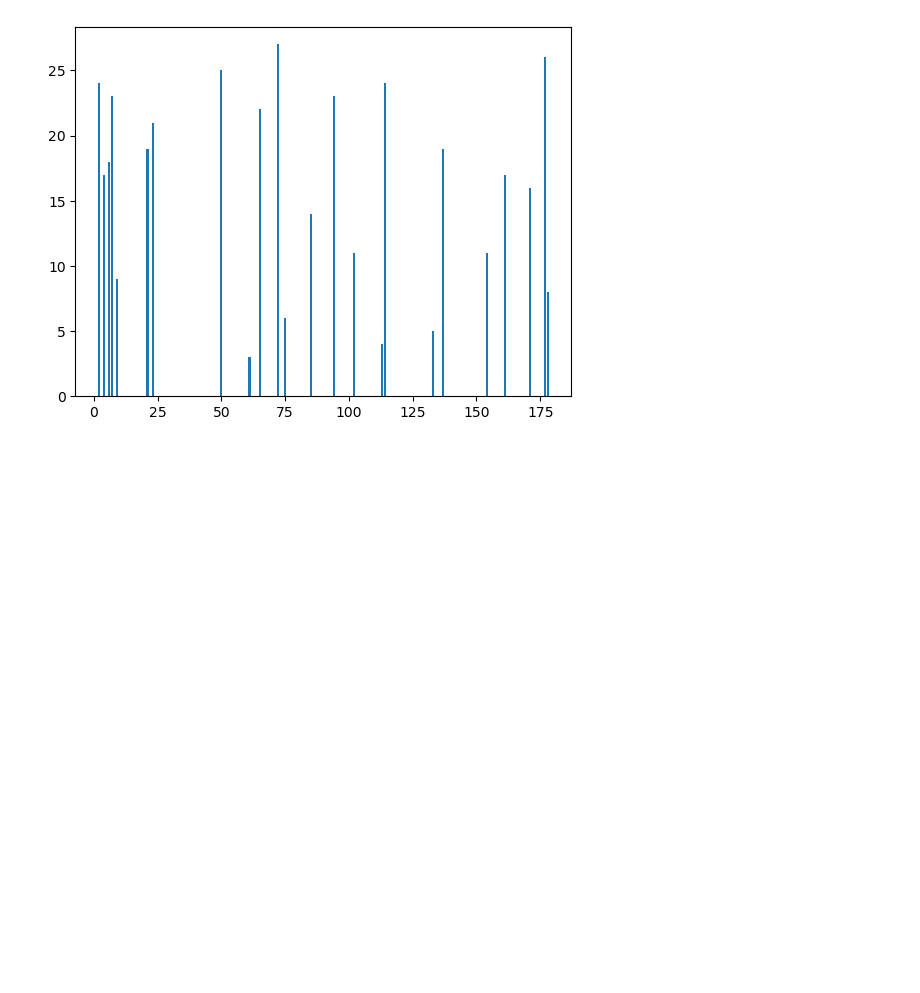
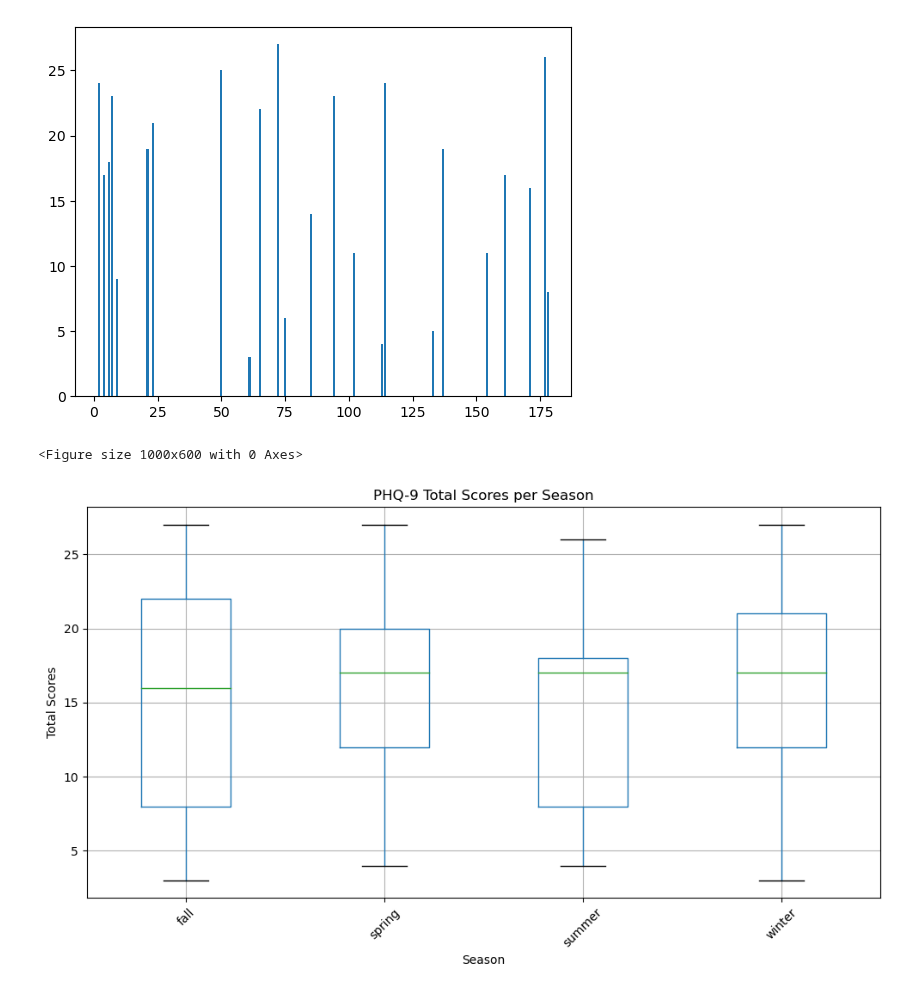
Before and after one commit to meera-patel01/PHQ-9-ANALYSIS, a Jupyter notebook: PHQ-9 ANALYSIS.ipynb, the cells around one changed output. Cells and saved outputs as stored; diff of their text form; code cells hidden in the pictures; blank space fills up the shorter version.

Commit message:
chart

```diff
--- a/PHQ-9 ANALYSIS.ipynb
+++ b/PHQ-9 ANALYSIS.ipynb
@@ -122,6 +122,23 @@ plt.bar(agg_df.loc[agg_df['season'] == 'fall']['user_id'], agg_df.loc[agg_df['se
 # %% [output]
 <BarContainer object of 26 artists>
 [figure]
+# %%
+#boxplot trial
+plt.figure(figsize=(10,6))
+total_scores_df.boxplot(column='total.score', by='season', figsize=(10,6))
+
+plt.title('PHQ-9 Total Scores per Season')
+plt.suptitle('')
+plt.xlabel('Season')
+plt.ylabel('Total Scores')
+plt.xticks(rotation=45)
+plt.tight_layout()
+
+# Show the plot
+plt.show()
+# %% [output]
+<Figure size 1000x600 with 0 Axes>
+[figure, added]
 # %%
 #Do individuals have higher PHQ-9 scores, indicating more severe depressive symptoms,
 #during the winter months compared to the summer months?
```
